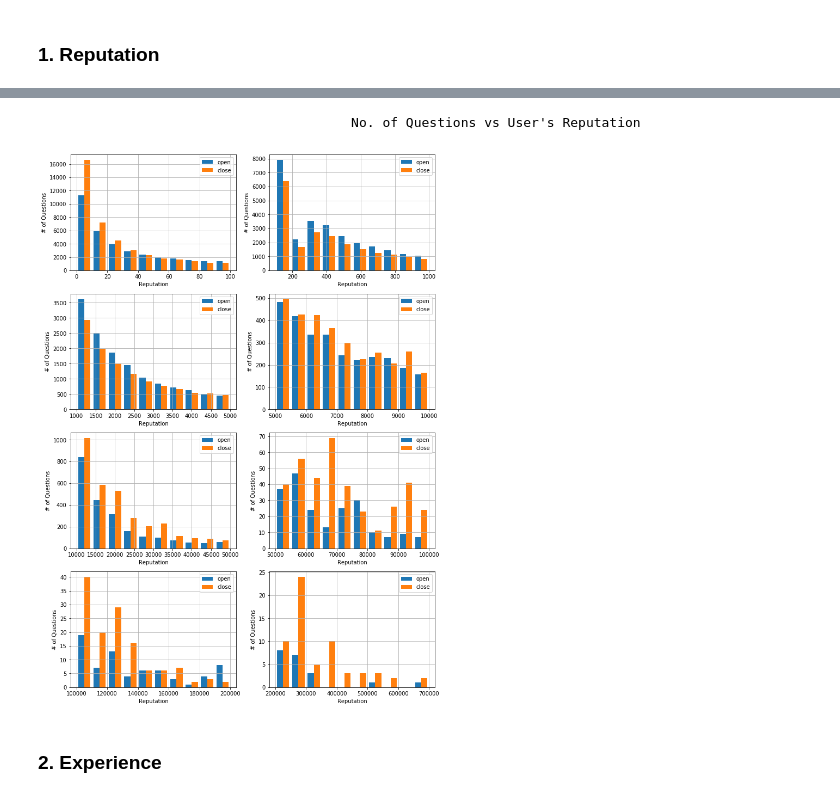
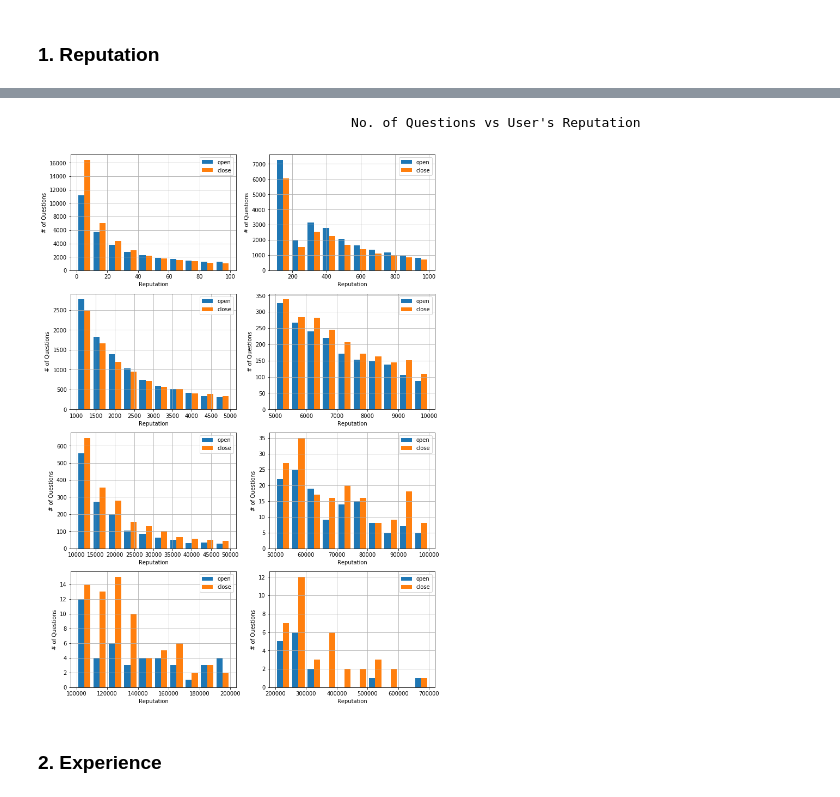
Before and after one commit to sajalagrawal/Query-Closing-on-Stack-Overflow, a Jupyter notebook: Analysis of User Data.ipynb, the cells around one changed output, grey strips where cells are left out. Cells and saved outputs as stored; diff of their text form; code cells hidden in the pictures.

```diff
--- a/Analysis of User Data.ipynb
+++ b/Analysis of User Data.ipynb
@@ -32,0 +56,3 @@ print((openData.shape, closeData.shape))
+# %%
+open_data = openData[['UserId', 'Reputation', 'Views', 'Upvotes', 'Downvotes']].drop_duplicates()
+close_data = closeData[['UserId', 'Reputation', 'Views', 'Upvotes', 'Downvotes']].drop_duplicates()
@@ -98,28 +159,28 @@ plt.show()
 # %%
 def hist_plot_range(min_value, max_value, col):
     """ To plot histogram using the 'col' field of Dataset for the values in the range 'min_value' - 'max_value' """
-    plt.hist([openData[col],closeData[col]], range=(min_value, max_value), label = ['open', 'close'])
+    plt.hist([open_data[col],close_data[col]], range=(min_value, max_value), label = ['open', 'close'])
     plt.xlabel(col)
     plt.ylabel('# of Questions')
     plt.grid(True)
     plt.legend()
 
 print('\t\t\t\t\tNo. of Questions vs User\'s Reputation\n')
 
 plt.figure(figsize = (12,18))
 range_list = [(0,100),(100,1000),(1000,5000),(5000,10000),(10000,50000),(50000,100000),(100000,200000),(200000,700000)]
 
 for i in range(8):
     plt.subplot(4, 2, i+1)
     min_val, max_val = range_list[i]
     hist_plot_range(min_val, max_val, 'Reputation')
 
 plt.show()
 
 # No. of close Questions < open Questions only when User Reputation is in range (40, approx. 4250) or (180000, 200000).
 # %% [output]
                                         No. of Questions vs User's Reputation
-[figure, old version]
+[figure, new version]
 # %% [markdown]
 ### 2. Experience
 # %%
```
Also changed, not shown: parts of 21 cells of this notebook.
